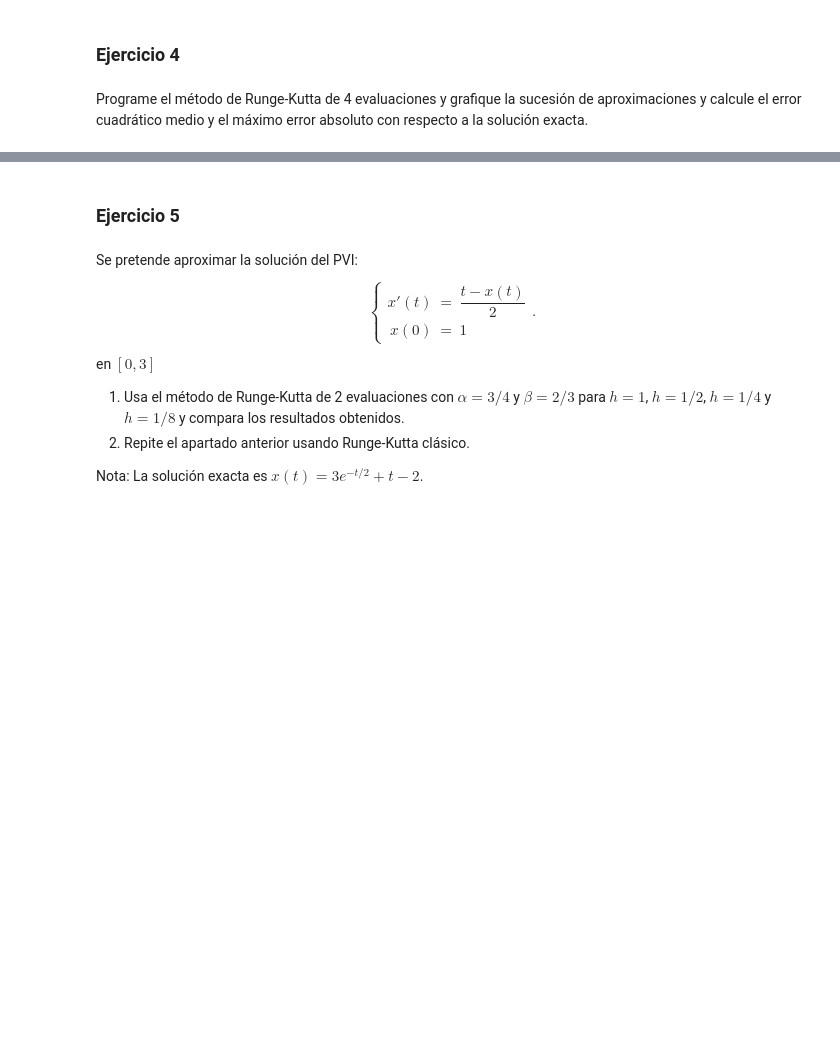
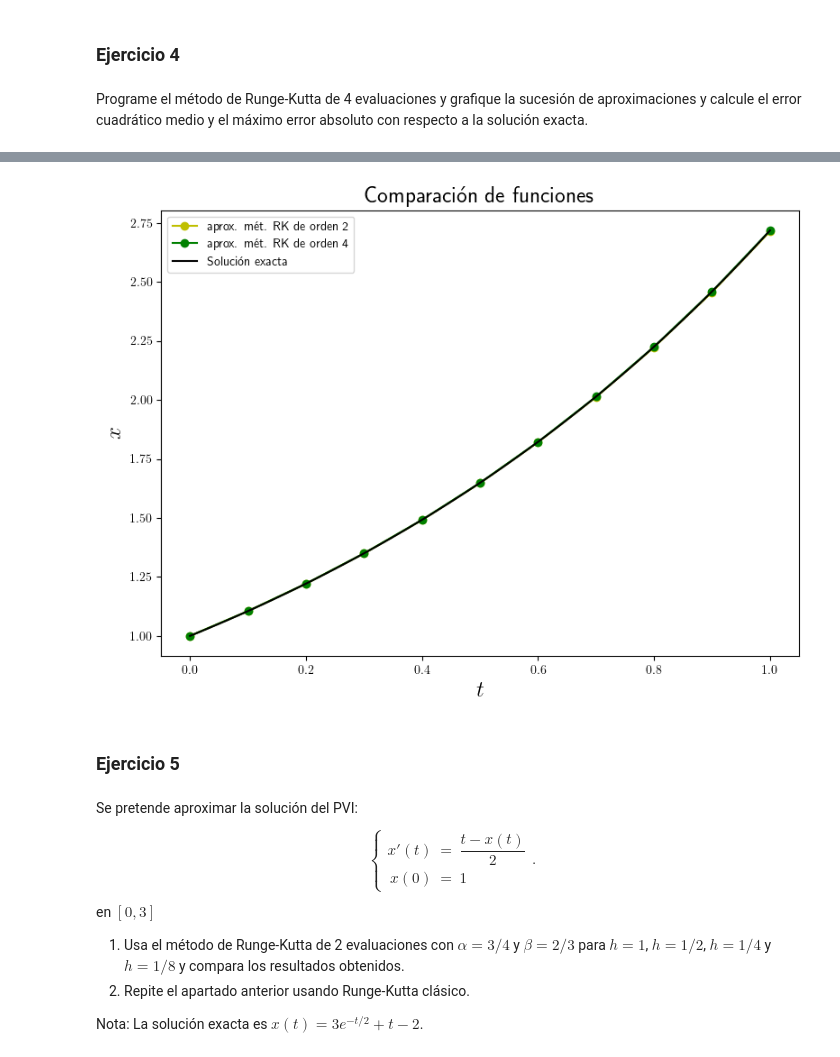
Before and after one commit to jesusmuve18/Apuntes, a Jupyter notebook: documents/Tercero/Segundo Cuatrimestre/Métodos_Numéricos_II/Prácticas/Practica_3/p3.ipynb, the cells around one changed output, grey strips where cells are left out. Cells and saved outputs as stored; diff of their text form; code cells hidden in the pictures; blank space fills up the shorter version.

```diff
--- a/documents/Tercero/Segundo Cuatrimestre/Métodos_Numéricos_II/Prácticas/Practica_3/p3.ipynb
+++ b/documents/Tercero/Segundo Cuatrimestre/Métodos_Numéricos_II/Prácticas/Practica_3/p3.ipynb
@@ -112,7 +135,6 @@ def grafica_comparativa(lista_resultados, width=8, height=4):
 	ax.set_ylabel(r"$x$", fontsize=18)
 	ax.legend()
 	fig.tight_layout()
-	graf_Eulerexpl = fig
 # %%
 # Probamos las funciones recién desarrolladas
 a,b = 0,1   # Extermos inferior y superior del intervalo
@@ -122,23 +144,11 @@ N = 10
 num_puntos = 100 # Puntos para graficar la solución exacta
 
 # Definimos la función f
-t, x0, x = sp.symbols('t, x_0, x')
 def f(t,x):
     return x
 
 # Calculo la solución exacta (como se hace en los apuntes)
-x = sp.Function('x')
-edo = x(t).diff(t)-f(t,x(t))
-edo_sol = sp.dsolve(edo)
-ics = {x(0): x0}
-CI_eq = sp.Eq(edo_sol.lhs.subs({t: 0}).subs(ics), edo_sol.rhs.subs({t: 0}))
-CI_sol = sp.solve(CI_eq)[0]
-edo_sol_part = edo_sol.subs(CI_sol)
-sol_exacta = edo_sol_part.rhs.subs({x0:mu})
-sol_exacta_np = sp.lambdify(t, sol_exacta, 'numpy')
-t_values_exac = np.linspace(a, b, num_puntos) # así obtendríamos el array de abcisas
-x_values_exac = sol_exacta_np(t_values_exac) # y el de ordenadas
-
+t_values_exac, x_values_exac, sol_exacta_np = solucion_exacta(f,a,b,mu,num_puntos)
 
 # Calculo las aproximaciones
 t_values_Eulerexpl, x_values_Eulerexpl = euler_explicito(f,a,b,mu,N)
@@ -218,0 +282,56 @@ Programe el método de Runge-Kutta de 4 evaluaciones y grafique la sucesión de
+# %%
+# Probamos las funciones anteriores (mismo problema del ejercicio anterior):
+a,b = 0,1   # Extermos inferior y superior del intervalo
+mu = 1      # Consición inicial del PVI
+N = 10
+
+alpha = 1
+beta = 1/2
+
+num_puntos = 100 # Puntos para graficar la solución exacta
+
+# Definimos la función f
+def f(t,x):
+    return x
+
+# Calculo la solución exacta:
+t_values_exac, x_values_exac, sol_exacta_np = solucion_exacta(f,a,b,mu,num_puntos)
+
+# Calculo las aproximaciones
+t_values_RK2 , x_values_RK2 = RK2(f,a,b,mu,N,alpha=alpha,beta=beta)
+t_values_RK4 , x_values_RK4 = RK4(f,a,b,mu,N)
+
+x_values_exac_N = sol_exacta_np(t_values_RK2)
+
+print(Title(f"Prueba de las funciones de Runge-Kutta: "))
+
+print(f"\nMétodo de Runge-Kutta de orden 2: ")
+print(f"{x_values_RK2}")
+print(f"\tError cuadrático medio: {ECM(x_values_exac_N, x_values_RK2)}")
+print(f"\tMáximo error absoluto: {MEA(x_values_exac_N, x_values_RK2)}\n")
+
+print(f"\nMétodo de Runge-Kutta de orden 4: ")
+print(f"{x_values_RK4}")
+print(f"\tError cuadrático medio: {ECM(x_values_exac_N, x_values_RK4)}")
+print(f"\tMáximo error absoluto: {MEA(x_values_exac_N, x_values_RK4)}\n")
+
+print(f"\nSolución exacta: ")
+print(f"{sol_exacta_np(t_values_RK2)}\n")
+
+RK_2 = {"x_values" : t_values_RK2,
+             "y_values" : x_values_RK2,
+             "label" : "aprox. mét. RK de orden 2",
+             "style": 'yo-'}
+
+RK_4 = {"x_values" : t_values_RK4,
+             "y_values" : x_values_RK4,
+             "label" : "aprox. mét. RK de orden 4",
+             "style": 'go-'}
+
+exacta = {"x_values" : t_values_exac,
+             "y_values" : x_values_exac,
+             "label" : "Solución exacta",
+             "style": 'k'}
+
+grafica_comparativa([RK_2, RK_4, exacta], 8, 6)
+# %% [output]
@@ -219,3 +357,4 @@ Programe el método de Runge-Kutta de 4 evaluaciones y grafique la sucesión de
+[figure, added]
 # %% [markdown]
 ### Ejercicio 5
 # %% [markdown]
```
Also changed, not shown: parts of 11 cells of this notebook.
